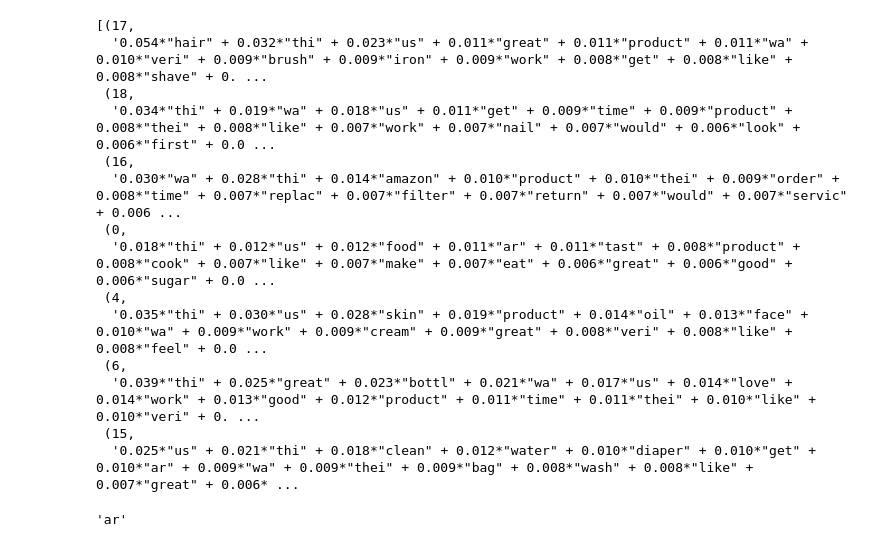
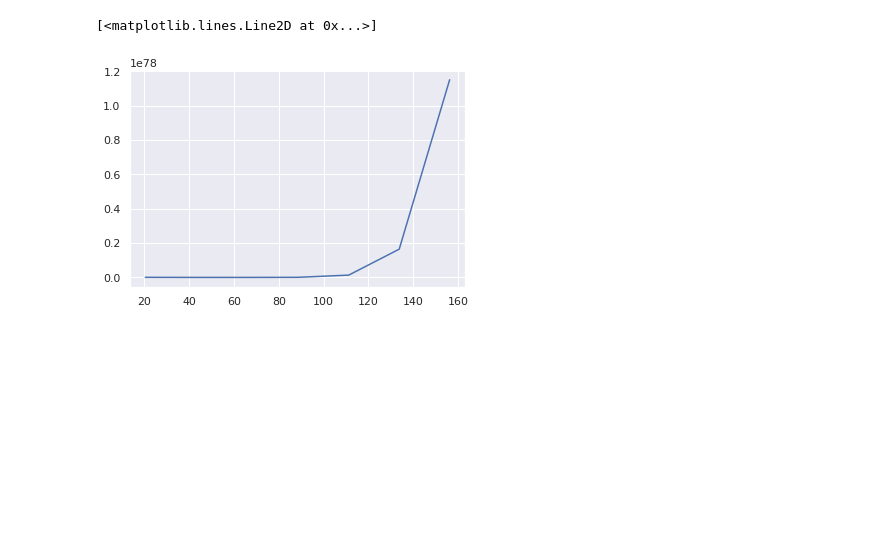
Before and after one commit to ddzunja/NLP-marketing, a Jupyter notebook: LDA_gensim.ipynb, the cells around one changed output. Drawn from its saved outputs; the diff is of its cells as text; code cells hidden in the pictures; blank space fills up the shorter version.

```diff
--- a/LDA_gensim.ipynb
+++ b/LDA_gensim.ipynb
@@ -4,15 +26,16 @@ from gensim.corpora.dictionary import Dictionary
 from gensim.models.ldamulticore import LdaMulticore
 from gensim.models import LdaModel
 from gensim import corpora
+from gensim.matutils import Sparse2Corpus, Scipy2Corpus
 import pandas as pd
 import numpy as np
 import gzip
 import re
 import string
 import os
-from tqdm import tqdm
+from tqdm import tqdm_notebook
 from time import time
-from hunspell import HunSpell
+from hunspell import HunSpell # Installing this caused a lot of hassle
 from multiprocessing import pool
 from nltk.tokenize import RegexpTokenizer
 from nltk.corpus import stopwords
@@ -20,6 +43,16 @@ from collections import Counter
 from gensim.parsing.porter import PorterStemmer
 import pickle
 import nltk
+from joblib import Parallel, delayed
+from gensim.corpora import MmCorpus
+from gensim.models import TfidfModel
+from sklearn.feature_extraction.text import TfidfTransformer
+from itertools import chain
+from scipy.sparse import coo_matrix
+import matplotlib.pyplot as plt
+import seaborn as sns
+sns.set()
+
 
 nltk.download('stopwords')
 
@@ -121,21 +202,35 @@ Documents/Comments: 50000
 force_rerun_lda = 0
 
 if (os.path.isfile('results/model_genism/model_genism.model') & (not force_rerun_lda)):
-    lda = LdaMulticore.load("results/model_genism/model_genism.model", mmap='r')
+    model_genism = LdaMulticore.load("results/model_genism/model_genism.model", mmap='r')
     with open('results/model_genism/perp_gensim.pickle', 'rb') as f:
         perp_gensim = pickle.load(f)
     with open('results/model_genism/time_gensim.pickle', 'rb') as f:
         time_gensim = pickle.load(f)
 else:
-    numberTopics = 20   #Number of topics
-
+    numberTopics = 500  #Number of topics
     model_gensim = LdaMulticore(num_topics=numberTopics,
                             id2word=dictionary,
                             iterations=10,
                             passes=1,
                             chunksize=50,
                             eta='auto',
-                            workers=14)
+                            workers=12)
+
+
+
+
+
+    oned_corpus = np.array(list(chain.from_iterable(corpus)))
+    ones_data = np.ones(shape=(oned_corpus.shape[0],), dtype=np.float64)
+    corpus_sparse = coo_matrix((ones_data, (oned_corpus[:,0], oned_corpus[:,1])))
+    tfidf_transformer = TfidfTransformer()
+    corpus_tfidf = tfidf_transformer.fit_transform(corpus_sparse)
+    genism_corpus_final = Sparse2Corpus(corpus_tfidf)
+
+
+
+
 
 
     perp_gensim = []
@@ -144,9 +239,9 @@ else:
     max_it = 5
     min_prep = np.inf
     start = time()
-    for _ in tqdm(range(100)):
-        model_gensim.update(corpus)
-        tmp = np.exp(-1 * model_gensim.log_perplexity(corpus))
+    for _ in tqdm_notebook(range(100)):
+        model_gensim.update(genism_corpus_final)
+        tmp = np.exp(-1 * model_gensim.log_perplexity(genism_corpus_final))
         perp_gensim.append(tmp)
         times_gensim.append(time() - start)
         if(tmp<min_prep):
@@ -212,21 +281,5 @@ Topic 20: thi wa book veri us would work read good like
-# %%
-lda.show_topics(num_topics=7, num_words=50, log=False, formatted=True)
-# %% [output]
-[(17,
-  '0.054*"hair" + 0.032*"thi" + 0.023*"us" + 0.011*"great" + 0.011*"product" + 0.011*"wa" + 0.010*"veri" + 0.009*"brush" + 0.009*"iron" + 0.009*"work" + 0.008*"get" + 0.008*"like" + 0.008*"shave" + 0. ...
- (18,
-  '0.034*"thi" + 0.019*"wa" + 0.018*"us" + 0.011*"get" + 0.009*"time" + 0.009*"product" + 0.008*"thei" + 0.008*"like" + 0.007*"work" + 0.007*"nail" + 0.007*"would" + 0.006*"look" + 0.006*"first" + 0.0 ...
- (16,
-  '0.030*"wa" + 0.028*"thi" + 0.014*"amazon" + 0.010*"product" + 0.010*"thei" + 0.009*"order" + 0.008*"time" + 0.007*"replac" + 0.007*"filter" + 0.007*"return" + 0.007*"would" + 0.007*"servic" + 0.006 ...
- (0,
-  '0.018*"thi" + 0.012*"us" + 0.012*"food" + 0.011*"ar" + 0.011*"tast" + 0.008*"product" + 0.008*"cook" + 0.007*"like" + 0.007*"make" + 0.007*"eat" + 0.006*"great" + 0.006*"good" + 0.006*"sugar" + 0.0 ...
- (4,
-  '0.035*"thi" + 0.030*"us" + 0.028*"skin" + 0.019*"product" + 0.014*"oil" + 0.013*"face" + 0.010*"wa" + 0.009*"work" + 0.009*"cream" + 0.009*"great" + 0.008*"veri" + 0.008*"like" + 0.008*"feel" + 0.0 ...
- (6,
-  '0.039*"thi" + 0.025*"great" + 0.023*"bottl" + 0.021*"wa" + 0.017*"us" + 0.014*"love" + 0.014*"work" + 0.013*"good" + 0.012*"product" + 0.011*"time" + 0.011*"thei" + 0.010*"like" + 0.010*"veri" + 0. ...
- (15,
-  '0.025*"us" + 0.021*"thi" + 0.018*"clean" + 0.012*"water" + 0.010*"diaper" + 0.010*"get" + 0.010*"ar" + 0.009*"wa" + 0.009*"thei" + 0.009*"bag" + 0.008*"wash" + 0.008*"like" + 0.007*"great" + 0.006* ...
-# %%
-stemmer.stem('are')
-# %% [output]
-'ar'
+# %%
+plt.plot(times_gensim, perp_gensim)
+# %% [output]
+[<matplotlib.lines.Line2D at 0x...>]
+[figure, added]
```
Also changed, not shown: parts of 9 cells of this notebook, 10 other files.
